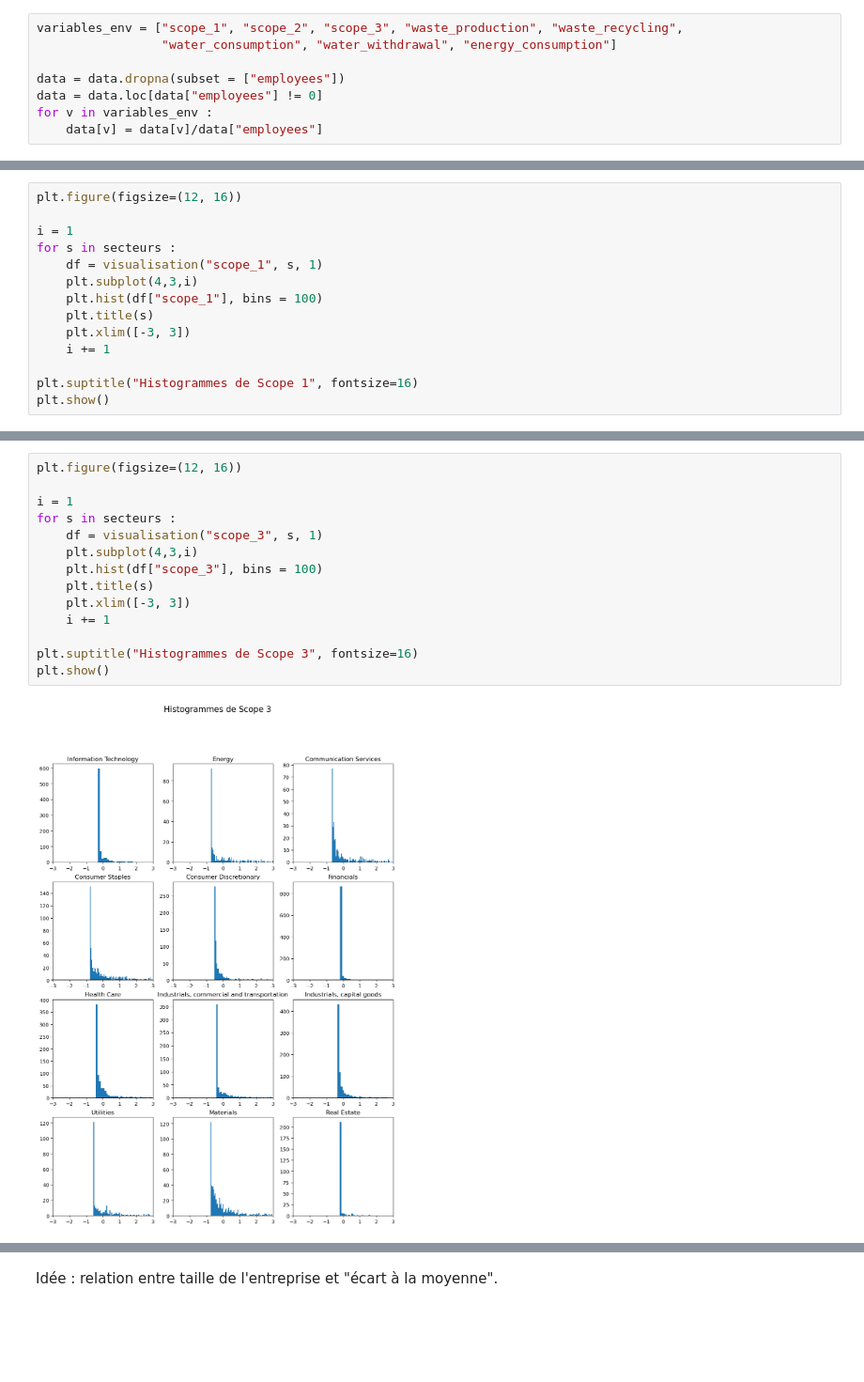
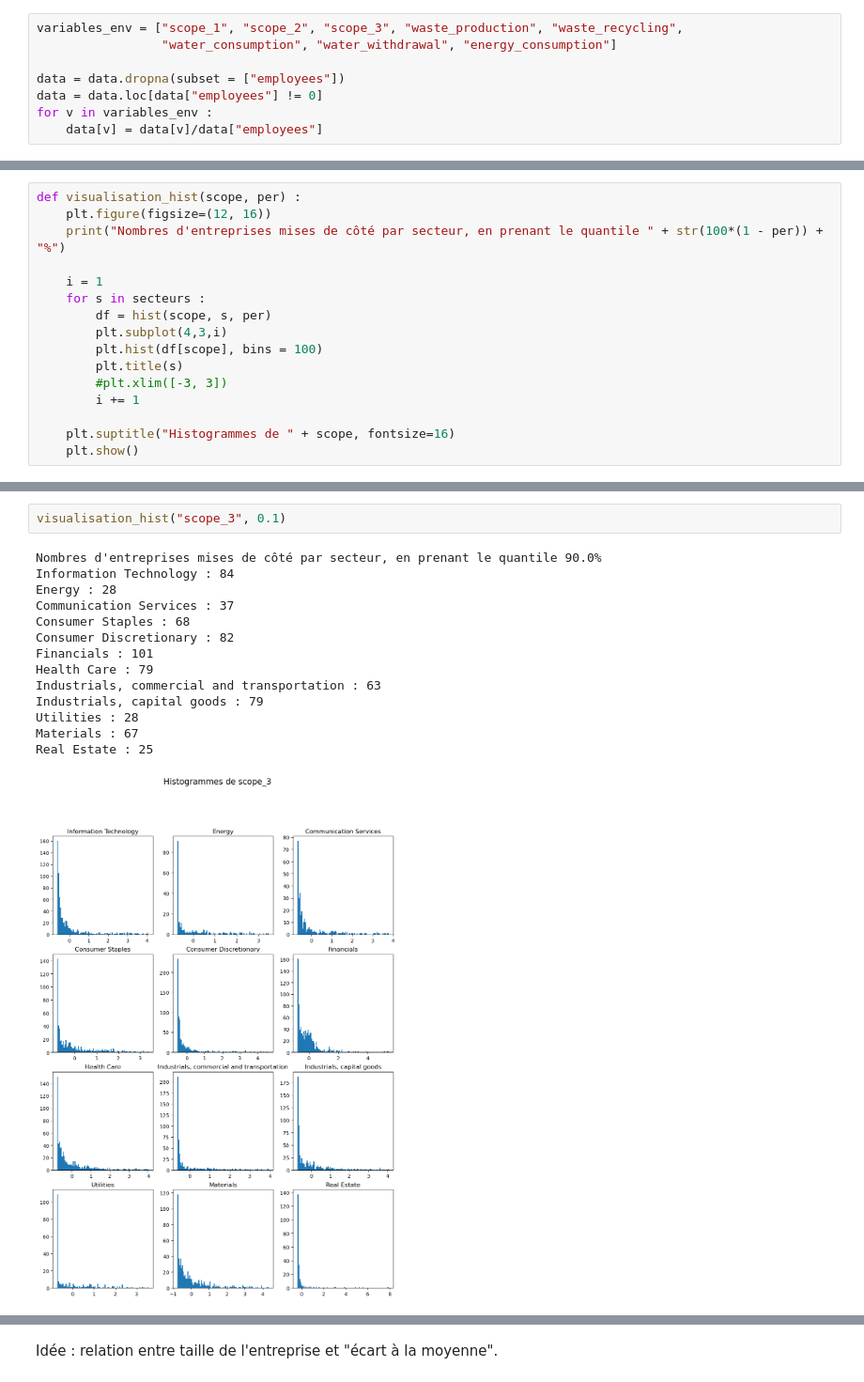
Before and after one commit to pierperri/StatApp, a Jupyter notebook: Analyse sectorielle.ipynb, the cells around one changed output, grey strips where cells are left out. Shown at 94% size. Saved outputs shown, nothing was run; the diff lists cells and outputs as text; blank space fills up the shorter version.

```diff
--- a/Analyse sectorielle.ipynb
+++ b/Analyse sectorielle.ipynb
@@ -44,15 +53,17 @@ def visualisation(scope, sec, per) :
     return df
 # %%
-plt.figure(figsize=(12, 16))
+def visualisation_hist(scope, per) :
+    plt.figure(figsize=(12, 16))
+    print("Nombres d'entreprises mises de côté par secteur, en prenant le quantile " + str(100*(1 - per)) + "%")
 
-i = 1
-for s in secteurs :
-    df = visualisation("scope_1", s, 1)
-    plt.subplot(4,3,i)
-    plt.hist(df["scope_1"], bins = 100)
-    plt.title(s)
-    plt.xlim([-3, 3])
-    i += 1
+    i = 1
+    for s in secteurs :
+        df = hist(scope, s, per)
+        plt.subplot(4,3,i)
+        plt.hist(df[scope], bins = 100)
+        plt.title(s)
+        #plt.xlim([-3, 3])
+        i += 1
 
-plt.suptitle("Histogrammes de Scope 1", fontsize=16)
-plt.show()
+    plt.suptitle("Histogrammes de " + scope, fontsize=16)
+    plt.show()
@@ -61,16 +87,17 @@ plt.show()
 # %%
-plt.figure(figsize=(12, 16))
-
-i = 1
-for s in secteurs :
-    df = visualisation("scope_3", s, 1)
-    plt.subplot(4,3,i)
-    plt.hist(df["scope_3"], bins = 100)
-    plt.title(s)
-    plt.xlim([-3, 3])
-    i += 1
-
-plt.suptitle("Histogrammes de Scope 3", fontsize=16)
-plt.show()
+visualisation_hist("scope_3", 0.1)
 # %% [output]
+Nombres d'entreprises mises de côté par secteur, en prenant le quantile 90.0%
+Information Technology : 84
+Energy : 28
+Communication Services : 37
+Consumer Staples : 68
+Consumer Discretionary : 82
+Financials : 101
+Health Care : 79
+Industrials, commercial and transportation : 63
+Industrials, capital goods : 79
+Utilities : 28
+Materials : 67
+Real Estate : 25
-[figure, old version]
+[figure, new version]
```
Also changed, not shown: parts of 13 cells of this notebook.
